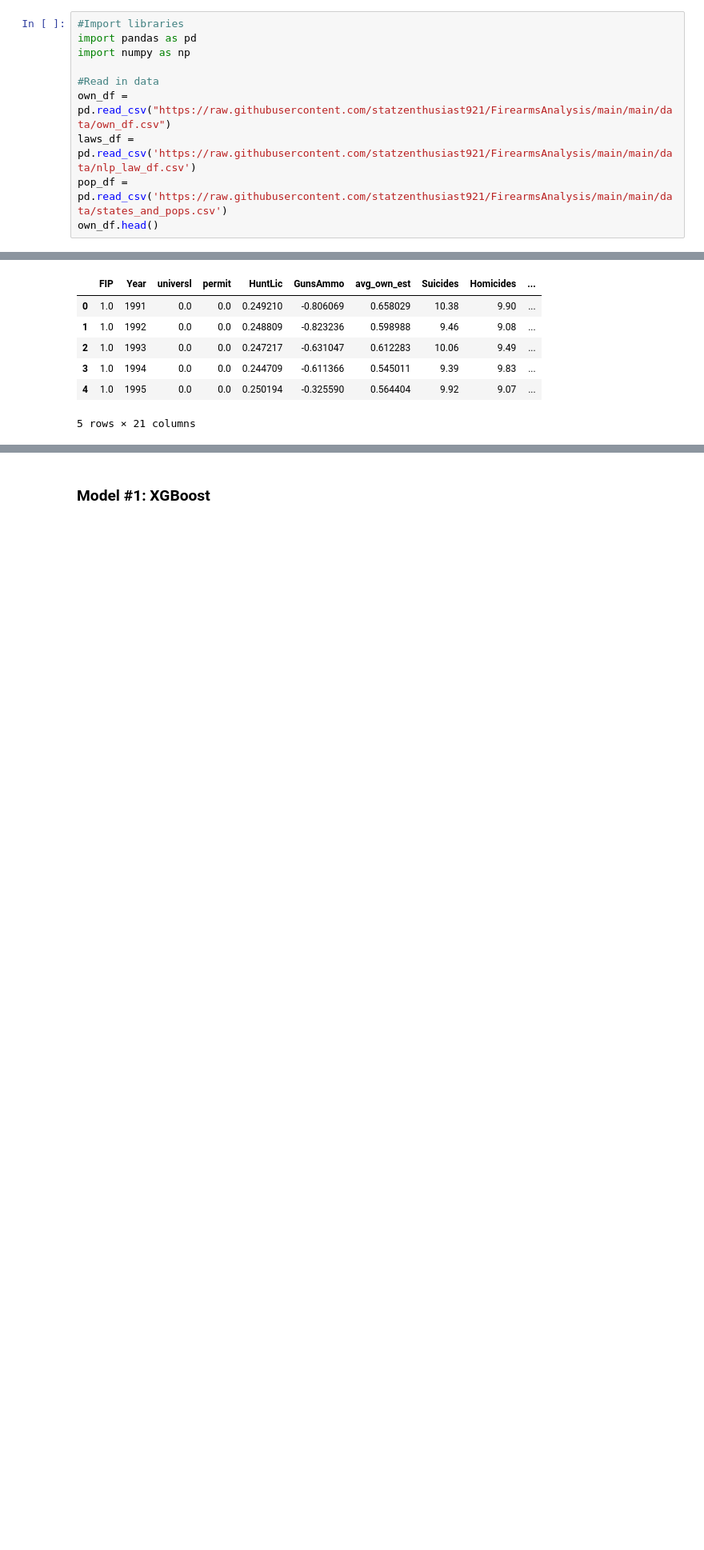
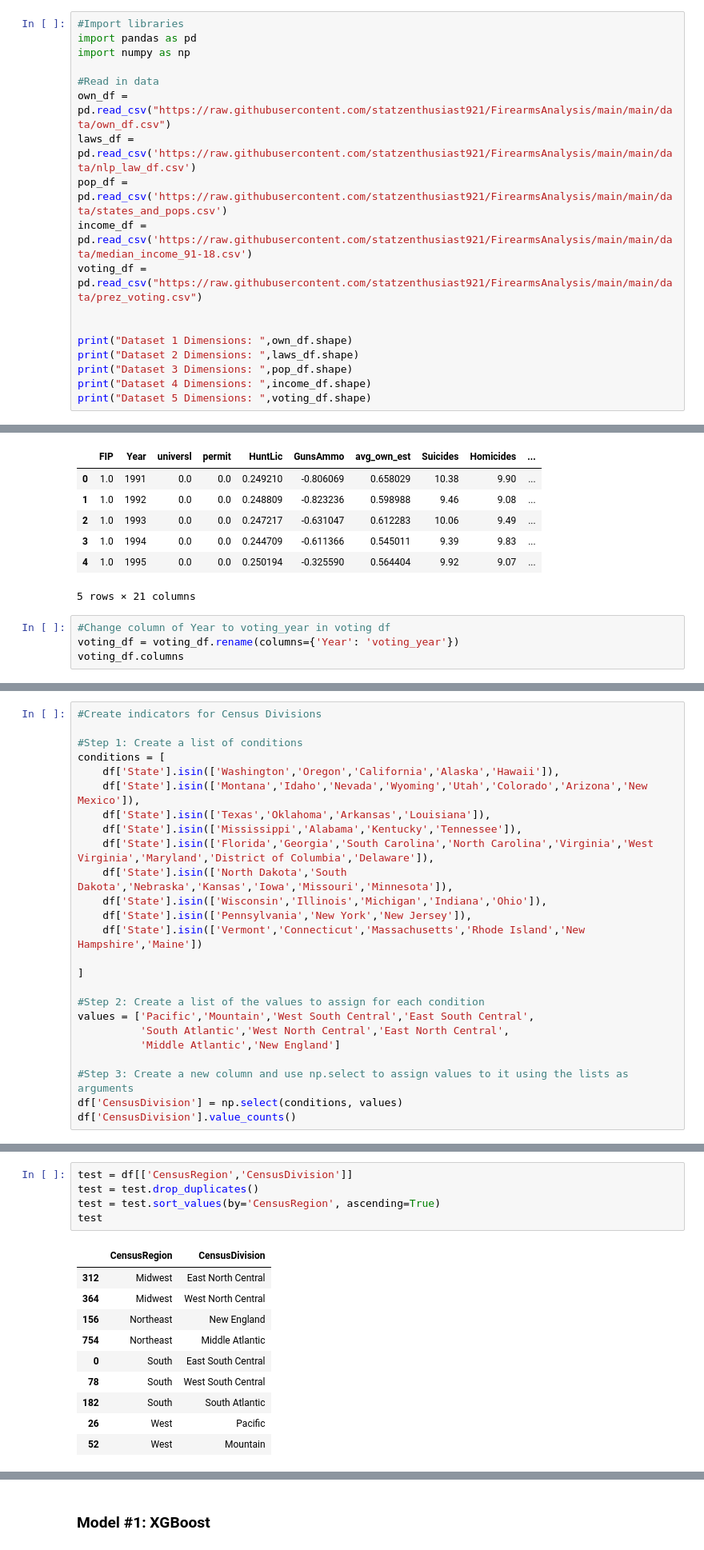
Before and after one commit to statzenthusiast921/FirearmsAnalysis, a Jupyter notebook: main/notebooks/Predictive Model for Gun-Deaths 07.01.22.ipynb, the cells around one changed output, grey strips where cells are left out. Shown at 80% size. Cells and saved outputs as stored; diff of their text form; blank space fills up the shorter version.

```diff
--- a/main/notebooks/Predictive Model for Gun-Deaths 07.01.22.ipynb
+++ b/main/notebooks/Predictive Model for Gun-Deaths 07.01.22.ipynb
@@ -9,5 +9,13 @@ import numpy as np
 own_df = pd.read_csv("https://raw.githubusercontent.com/statzenthusiast921/FirearmsAnalysis/main/main/data/own_df.csv")
 laws_df = pd.read_csv('https://raw.githubusercontent.com/statzenthusiast921/FirearmsAnalysis/main/main/data/nlp_law_df.csv')
 pop_df = pd.read_csv('https://raw.githubusercontent.com/statzenthusiast921/FirearmsAnalysis/main/main/data/states_and_pops.csv')
-own_df.head()
+income_df = pd.read_csv('https://raw.githubusercontent.com/statzenthusiast921/FirearmsAnalysis/main/main/data/median_income_91-18.csv')
+voting_df = pd.read_csv("https://raw.githubusercontent.com/statzenthusiast921/FirearmsAnalysis/main/main/data/prez_voting.csv")
+
+
+print("Dataset 1 Dimensions: ",own_df.shape)
+print("Dataset 2 Dimensions: ",laws_df.shape)
+print("Dataset 3 Dimensions: ",pop_df.shape)
+print("Dataset 4 Dimensions: ",income_df.shape)
+print("Dataset 5 Dimensions: ",voting_df.shape)
 # %% [output]
@@ -253,3 +260,7 @@ Dataset 3 Dimensions:  (1300, 21)
 | 3 | 1.0 | 1994 | 0.0 | 0.0 | 0.244709 | -0.611366 | 0.545011 | 9.39 | 9.83 | ... |
 | 4 | 1.0 | 1995 | 0.0 | 0.0 | 0.250194 | -0.325590 | 0.564404 | 9.92 | 9.07 | ... |
 5 rows × 21 columns
+# %%
+#Change column of Year to voting_year in voting df
+voting_df = voting_df.rename(columns={'Year': 'voting_year'})
+voting_df.columns
@@ -255,0 +394,25 @@ Dataset 3 Dimensions:  (1300, 21)
+# %%
+#Create indicators for Census Divisions
+
+#Step 1: Create a list of conditions
+conditions = [
+    df['State'].isin(['Washington','Oregon','California','Alaska','Hawaii']),
+    df['State'].isin(['Montana','Idaho','Nevada','Wyoming','Utah','Colorado','Arizona','New Mexico']),
+    df['State'].isin(['Texas','Oklahoma','Arkansas','Louisiana']),
+    df['State'].isin(['Mississippi','Alabama','Kentucky','Tennessee']),
+    df['State'].isin(['Florida','Georgia','South Carolina','North Carolina','Virginia','West Virginia','Maryland','District of Columbia','Delaware']),
+    df['State'].isin(['North Dakota','South Dakota','Nebraska','Kansas','Iowa','Missouri','Minnesota']),
+    df['State'].isin(['Wisconsin','Illinois','Michigan','Indiana','Ohio']),
+    df['State'].isin(['Pennsylvania','New York','New Jersey']),
+    df['State'].isin(['Vermont','Connecticut','Massachusetts','Rhode Island','New Hampshire','Maine'])
+
+]
+
+#Step 2: Create a list of the values to assign for each condition
+values = ['Pacific','Mountain','West South Central','East South Central',
+          'South Atlantic','West North Central','East North Central',
+          'Middle Atlantic','New England']
+
+#Step 3: Create a new column and use np.select to assign values to it using the lists as arguments
+df['CensusDivision'] = np.select(conditions, values)
+df['CensusDivision'].value_counts()
@@ -255,0 +430,16 @@ Dataset 3 Dimensions:  (1300, 21)
+# %%
+test = df[['CensusRegion','CensusDivision']]
+test = test.drop_duplicates()
+test = test.sort_values(by='CensusRegion', ascending=True)
+test
+# %% [output]
+|  | CensusRegion | CensusDivision |
+| 312 | Midwest | East North Central |
+| 364 | Midwest | West North Central |
+| 156 | Northeast | New England |
+| 754 | Northeast | Middle Atlantic |
+| 0 | South | East South Central |
+| 78 | South | West South Central |
+| 182 | South | South Atlantic |
+| 26 | West | Pacific |
+| 52 | West | Mountain |
```
Also changed, not shown: parts of 11 cells of this notebook.
